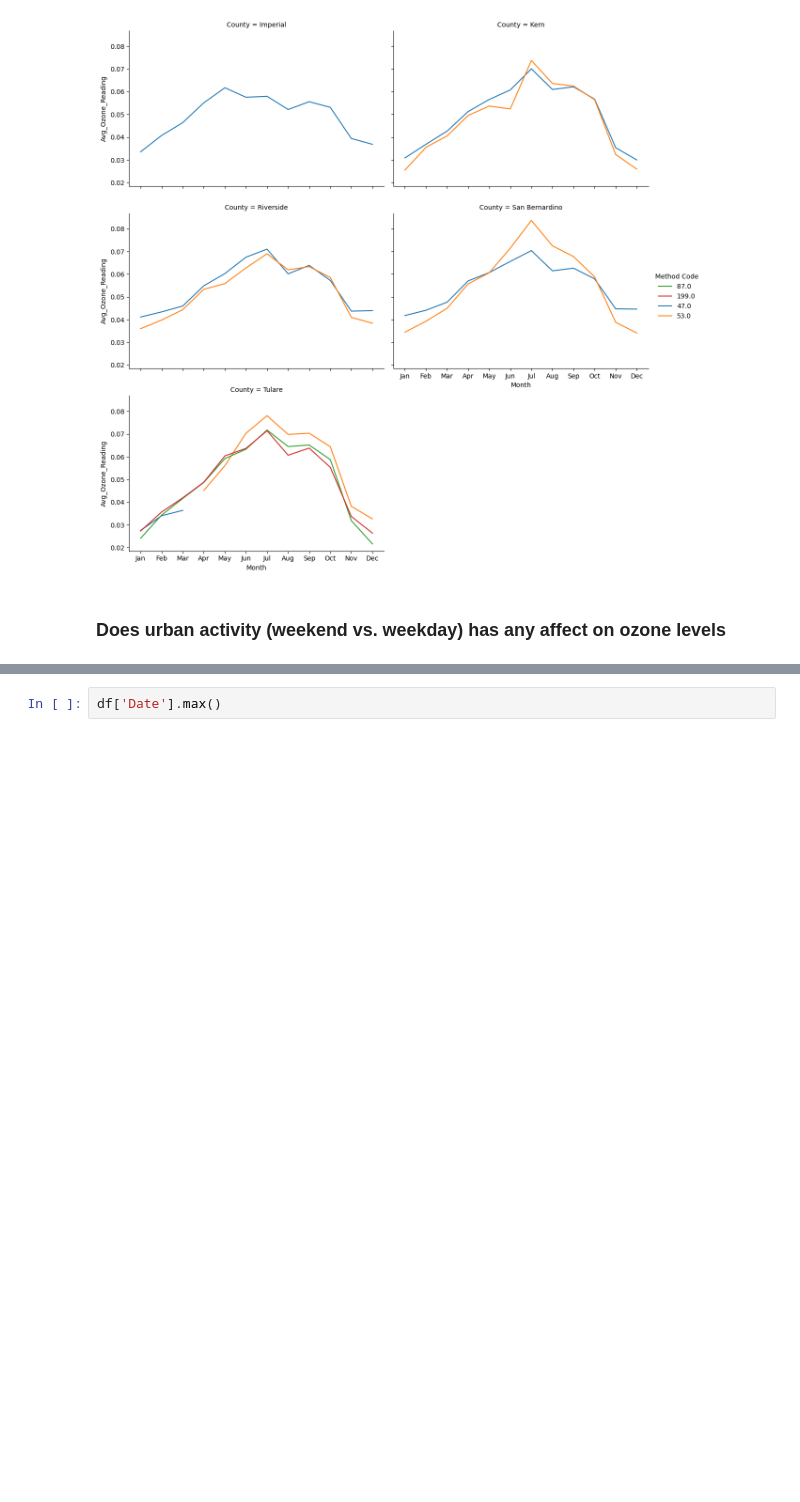
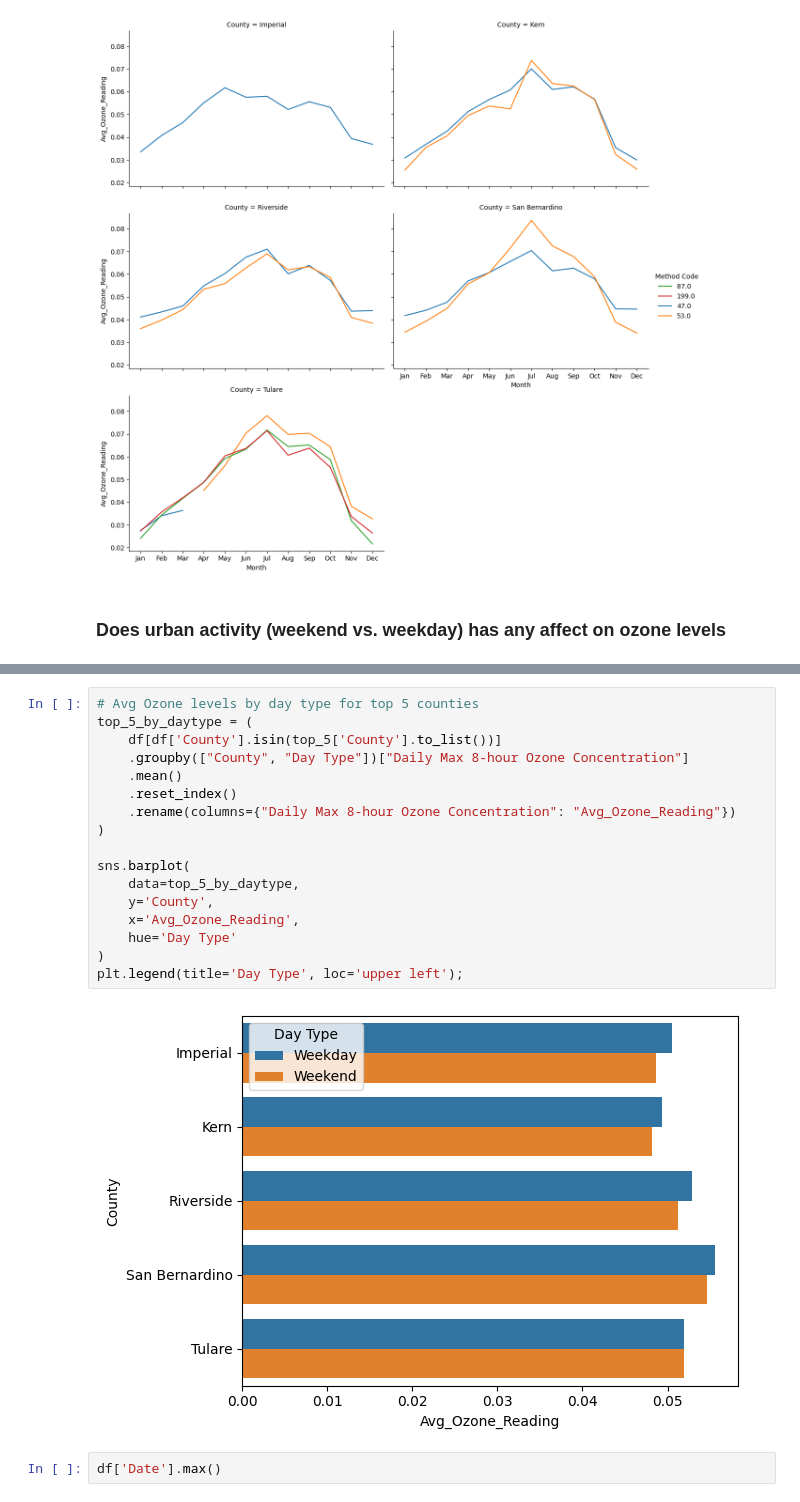
Before and after one commit to imanadeko/Analyzing-Ozone-Pollution-Trends-Across-California, a Jupyter notebook: notebook.ipynb, the cells around one changed output, grey strips where cells are left out. Drawn from its saved outputs; the diff is of its cells as text; blank space fills up the shorter version.

```diff
--- a/notebook.ipynb
+++ b/notebook.ipynb
@@ -308,3 +309,22 @@ avg_ozone_by_daytype.plot(
+# %%
+# Avg Ozone levels by day type for top 5 counties
+top_5_by_daytype = (
+    df[df['County'].isin(top_5['County'].to_list())]
+    .groupby(["County", "Day Type"])["Daily Max 8-hour Ozone Concentration"]
+    .mean()
+    .reset_index()
+    .rename(columns={"Daily Max 8-hour Ozone Concentration": "Avg_Ozone_Reading"})
+)
+
+sns.barplot(
+    data=top_5_by_daytype,
+    y='County',
+    x='Avg_Ozone_Reading',
+    hue='Day Type'
+)
+plt.legend(title='Day Type', loc='upper left');
+# %% [output]
+[figure, added]
 # %%
 df['Date'].max()
 # %% [output]
```
Also changed, not shown: parts of 2 cells of this notebook.
